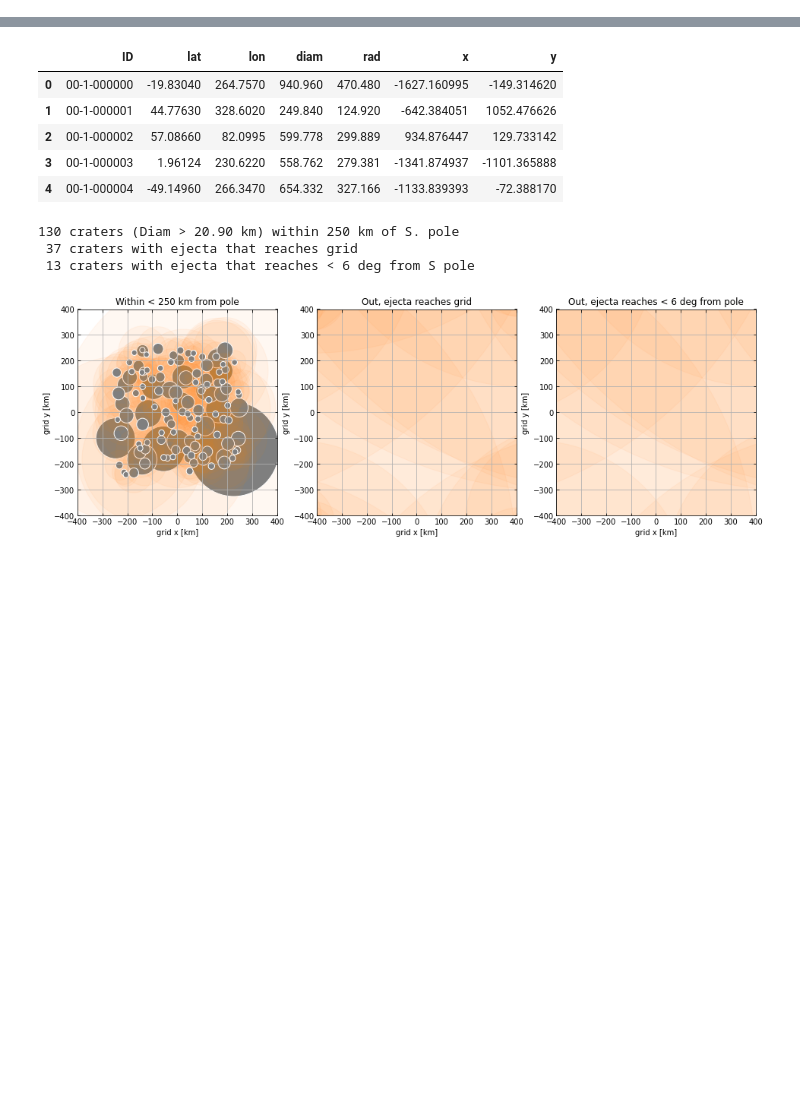
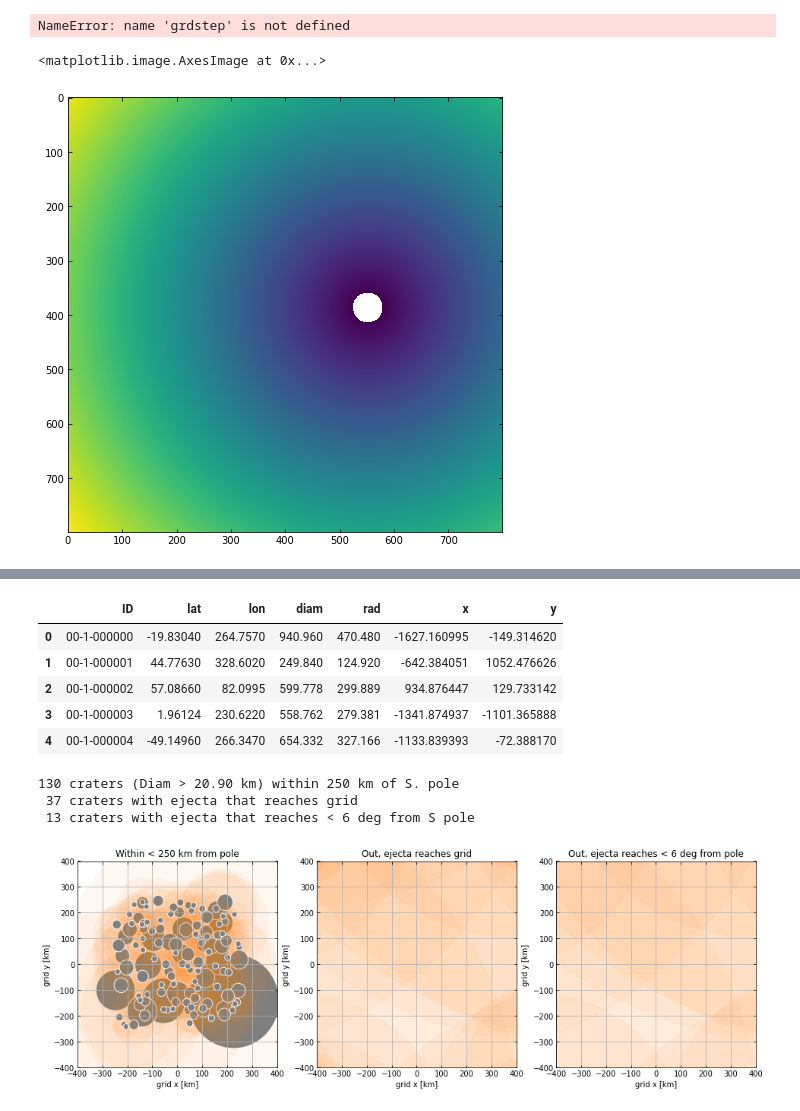
Before and after one commit to cjtu/moonpies, a Jupyter notebook: code/cannon2020.ipynb, the cells around one changed output, grey strips where cells are left out. Saved outputs shown, nothing was run; the diff lists cells and outputs as text; code cells hidden in the pictures; blank space fills up the shorter version.

```diff
--- a/code/cannon2020.ipynb
+++ b/code/cannon2020.ipynb
@@ -57,0 +168,16 @@ plt.show()
+# %%
+ej_dist_all = np.zeros([grdsize*2, grdsize*2, len(df)])
+grd_x, grd_y = np.ogrid[-grdsize:grdsize:grdstep, -grdsize:grdsize:grdstep]
+for i, crater in df.iterrows():
+    X = grd_x - crater.x
+    Y = grd_y - crater.y
+    ej_dist = dist(crater.x, crater.y, X, Y)
+    ej_dist[ej_dist < crater.rad] = np.nan
+    ej_dist_all[:, :, i] = ej_dist
+# %% [output]
+NameError: name 'grdstep' is not defined
+# %%
+plt.imshow(ej_dist_all[:, :, 0])
+# %% [output]
+<matplotlib.image.AxesImage at 0x...>
+[figure, added]
```
Also changed, not shown: parts of 14 cells of this notebook, 2 other files.
